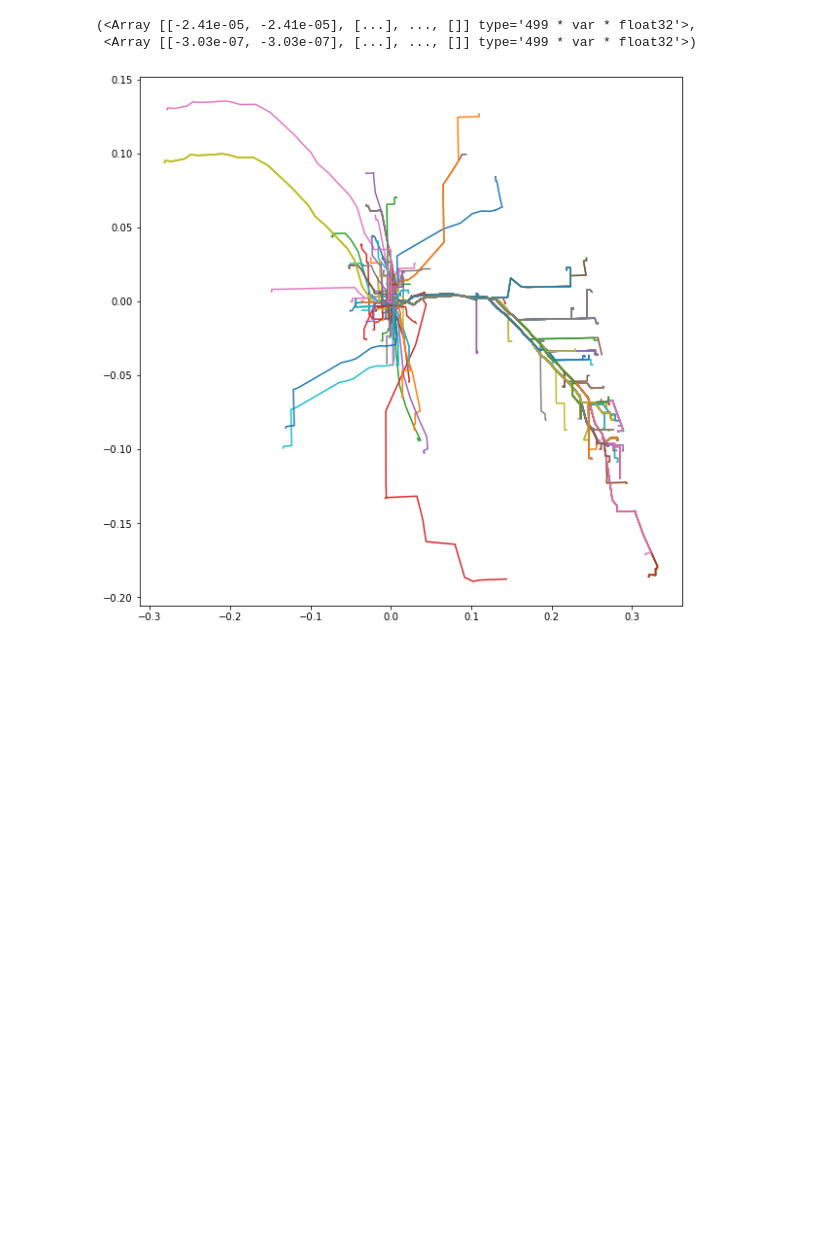
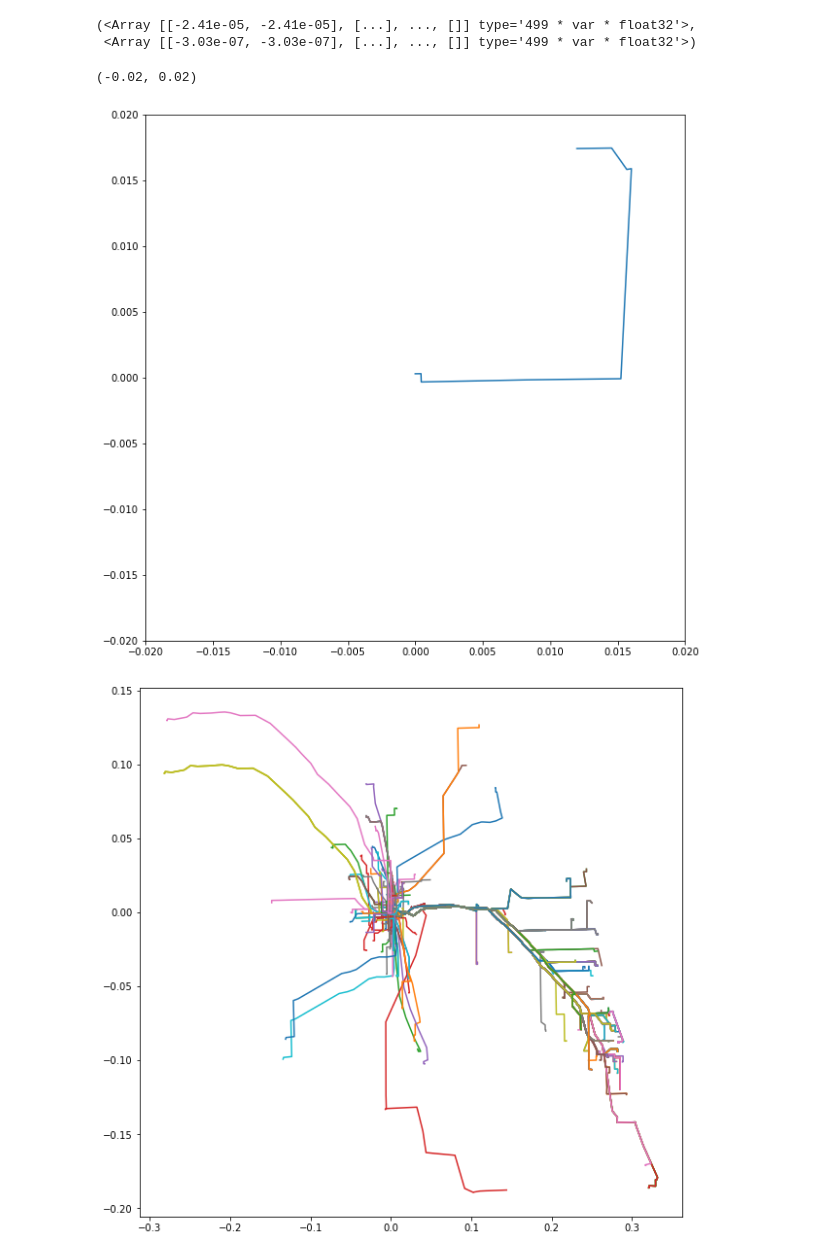
Before and after one commit to jpivarski-talks/2022-07-11-scipy-loopy-tutorial, a Jupyter notebook: solutions/solution-4.ipynb, the cells around one changed output. Drawn from its saved outputs; the diff is of its cells as text; code cells hidden in the pictures; blank space fills up the shorter version.

```diff
--- a/solutions/solution-4.ipynb
+++ b/solutions/solution-4.ipynb
@@ -126,6 +139,14 @@ taxi[1].trip.path.show()
 # %% [output]
 (<Array [[-2.41e-05, -2.41e-05], [...], ..., []] type='499 * var * float32'>,
  <Array [[-3.03e-07, -3.03e-07], [...], ..., []] type='499 * var * float32'>)
+# %%
+fig, ax = plt.subplots(1, 1, figsize=(10, 10))
+ax.plot(taxi[1, 7].trip.path.londiff, taxi[1, 7].trip.path.latdiff)
+ax.set_xlim(-0.02, 0.02)
+ax.set_ylim(-0.02, 0.02)
+# %% [output]
+(-0.02, 0.02)
+[figure, added]
 # %%
 fig, ax = plt.subplots(1, 1, figsize=(10, 10))
 
```
Also changed, not shown: parts of 35 cells of this notebook, 2 other files.
